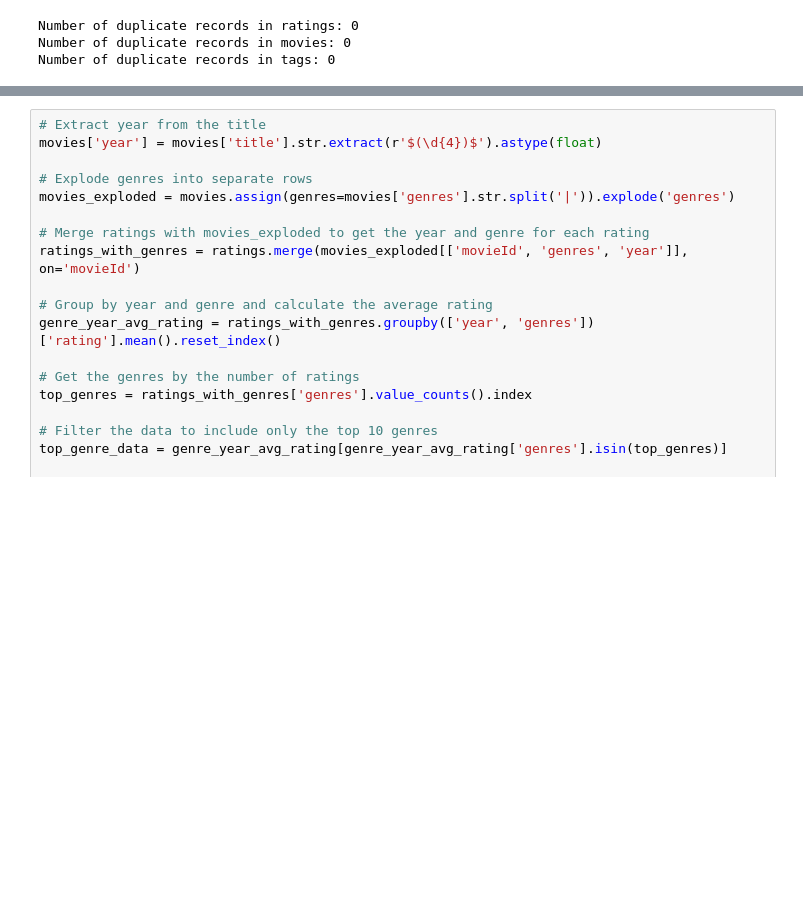
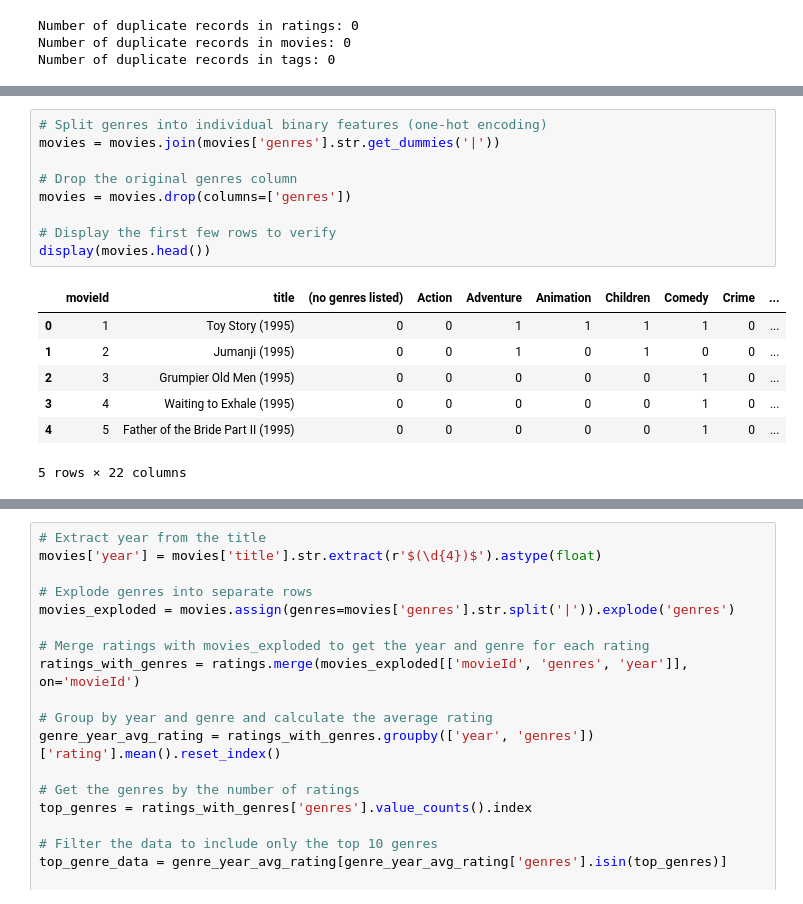
Before and after one commit to RM-RAMASAMY/CMPE-255-Project, a Jupyter notebook: data_prep/EDA.ipynb, the cells around one changed output, grey strips where cells are left out. Saved outputs shown, nothing was run; the diff lists cells and outputs as text; blank space fills up the shorter version.

```diff
--- a/data_prep/EDA.ipynb
+++ b/data_prep/EDA.ipynb
@@ -96,0 +135,17 @@ Number of duplicate records in tags: 0
+# %%
+# Split genres into individual binary features (one-hot encoding)
+movies = movies.join(movies['genres'].str.get_dummies('|'))
+
+# Drop the original genres column
+movies = movies.drop(columns=['genres'])
+
+# Display the first few rows to verify
+display(movies.head())
+# %% [output]
+|  | movieId | title | (no genres listed) | Action | Adventure | Animation | Children | Comedy | Crime | ... |
+| 0 | 1 | Toy Story (1995) | 0 | 0 | 1 | 1 | 1 | 1 | 0 | ... |
+| 1 | 2 | Jumanji (1995) | 0 | 0 | 1 | 0 | 1 | 0 | 0 | ... |
+| 2 | 3 | Grumpier Old Men (1995) | 0 | 0 | 0 | 0 | 0 | 1 | 0 | ... |
+| 3 | 4 | Waiting to Exhale (1995) | 0 | 0 | 0 | 0 | 0 | 1 | 0 | ... |
+| 4 | 5 | Father of the Bride Part II (1995) | 0 | 0 | 0 | 0 | 0 | 1 | 0 | ... |
+5 rows × 22 columns
```
Also changed, not shown: parts of 4 cells of this notebook, 2 other files.
